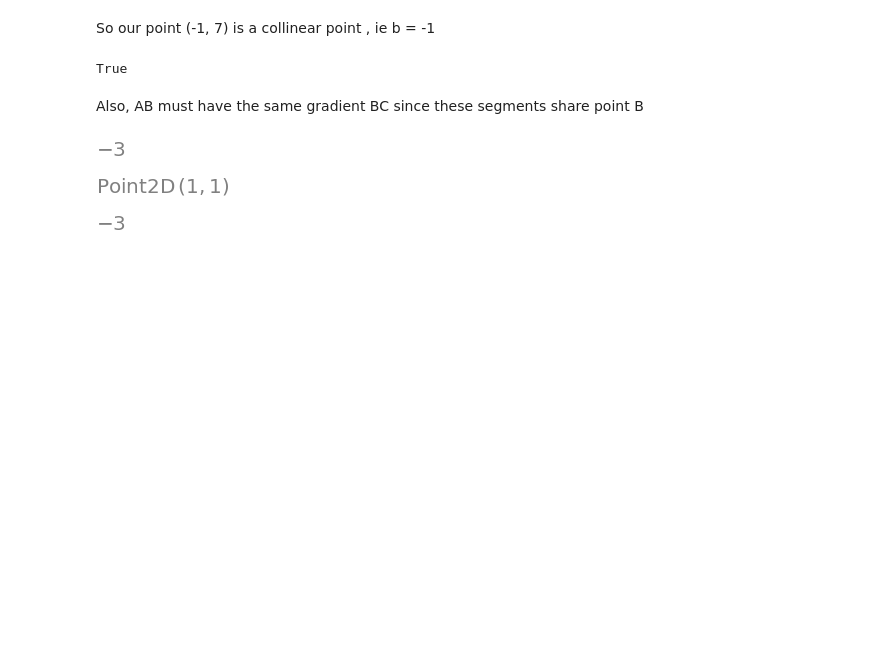
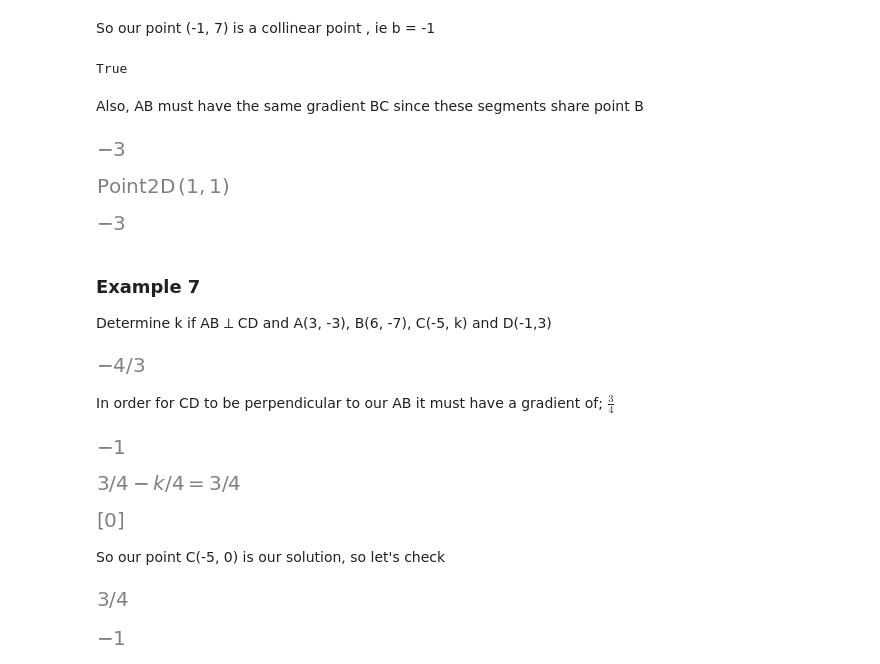
Before and after one commit to aaronrocha/Geometry_Jupyter_notebooks, a Jupyter notebook: Topic2_Gradients.ipynb, the cells around one changed output. Saved outputs shown, nothing was run; the diff lists cells and outputs as text; code cells hidden in the pictures; blank space fills up the shorter version.

Commit message:
finished with example 7

```diff
--- a/Topic2_Gradients.ipynb
+++ b/Topic2_Gradients.ipynb
@@ -182,3 +182,19 @@ B
 (C.y - B.y) / (C.x - B.x)
 # %% [output]
 [figure]
+# %% [markdown]
+### Example 7
+
+Determine k if AB ⟂ CD and A(3, -3), B(6, -7), C(-5, k) and D(-1,3)
+# %%
+A, B, D = Point(3, -3), Point(6, -7), Point(-1, 3)
+# %%
+AB_gradient = (B.y - A.y) / (B.x - A.x);AB_gradient
+# %% [output]
+[figure, added]
+# %% [markdown]
+In order for CD to be perpendicular to our AB it must have a gradient of;  $\frac{3}{4}$
+# %%
+AB_gradient * Rational(3,4)
+# %% [output]
+[figure, added]
@@ -184,0 +203,10 @@ B
+# %%
+Eq((3 - k)/(-1 - (-5)), Rational(3,4))
+# %% [output]
+[figure, added]
+# %%
+solve(Out[10], k)
+# %% [output]
+[figure, added]
+# %% [markdown]
+So our point C(-5, 0) is our solution, so let's check
@@ -184,0 +215,8 @@ B
+# %%
+CD_gradient = (C.y - D.y) / (C.x - D.x);CD_gradient
+# %% [output]
+[figure, added]
+# %%
+AB_gradient * CD_gradient
+# %% [output]
+[figure, added]
```
Also changed, not shown: parts of 3 cells of this notebook.
